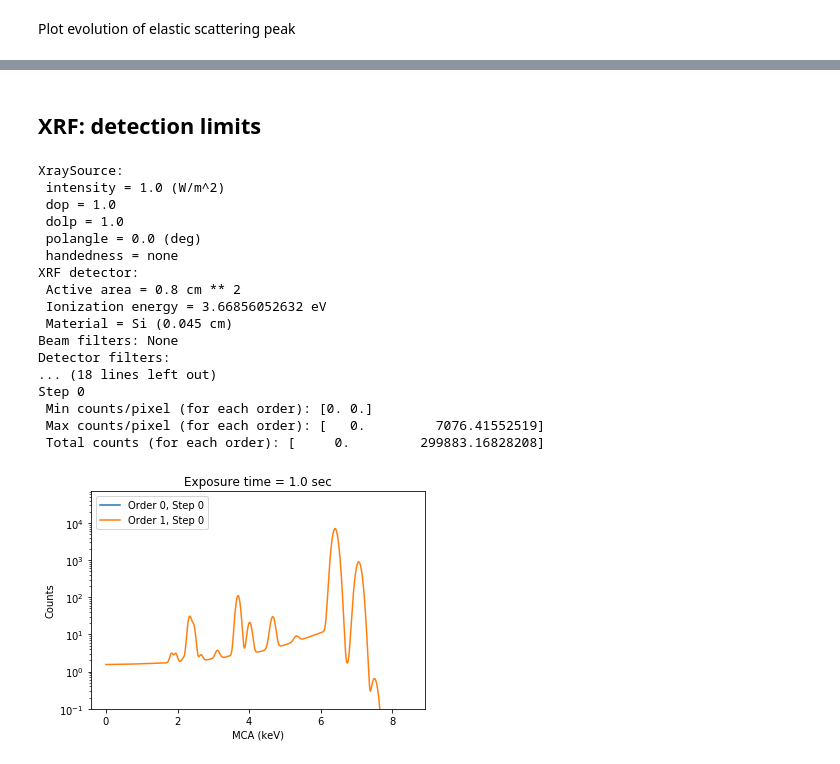
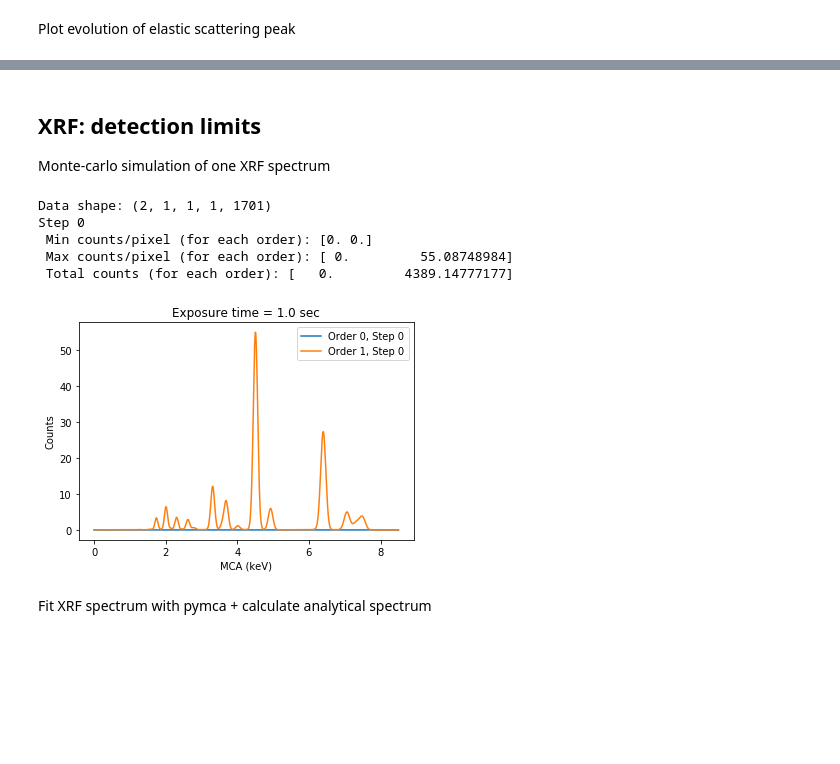
Before and after one commit to woutdenolf/spectrocrunch, a Jupyter notebook: doc/source/tutorials/montecarlo.ipynb, the cells around one changed output, grey strips where cells are left out. Saved outputs shown, nothing was run; the diff lists cells and outputs as text; code cells hidden in the pictures; blank space fills up the shorter version.

```diff
--- a/doc/source/tutorials/montecarlo.ipynb
+++ b/doc/source/tutorials/montecarlo.ipynb
@@ -123,8 +184,6 @@ def world_addsdd(world, angle_start=None, angle_end=None, convoluted=False, mult
 ### Imaging camera
 # %%
 def world_addpco(world, multiplicity=10):
-    global detector, geometry
-    detector, geometry = None, None
     forcedetect = True
     poissonnoise = False
     distance = 5  # cm
@@ -203,8 +286,6 @@ def world_addsample(world, fullfield=False):
 ### Run experiments
 # %%
 from spectrocrunch.io import localfs
-
-experiments = ['xanes', 'imaging', 'scattering', 'xrf']
 
 def run(world, interactions, simulate=True, plot=True, ylog=False):
     path = localfs.Path(world.main.path)
@@ -328,9 +385,17 @@ if 'scattering' in experiments:
     energy = 7.5
     angle_start = 0
     angle_end = 180
-    world_addsource(world, energy=energy)
-    world_addsdd(world, multiplicity=10, angle_start=angle_start,
-           angle_end=angle_end, convoluted=False)
-    world_addsample(world)
+    source, pymcahandle = define_source(energy=energy)
+    geometry = define_xrfgeometry(source=source)
+    pymcahandle.sample = define_sample(geometry)
+    world_addsource(world, pymcahandle)
+    world_addsdd(world, geometry,
+                 multiplicity=10,
+                 angle=angle_start,
+                 convoluted=False)
+    world_addsample(world, pymcahandle.sample)
+    angle_nsteps = 30
+    angle_step = float(angle_end-angle_start)/angle_nsteps
+    world.detector.add_inplane_rotationloop(angle_step, angle_nsteps)
     data, info = run(world, (1, 10000, ), simulate=True,
                      ylog=True, plot=False)
@@ -368,36 +413,42 @@ if 'scattering' in experiments:
 # %% [markdown]
 ## XRF: detection limits
+
+Monte-carlo simulation of one XRF spectrum
 # %%
 if 'xrf' in experiments:
     path = r'/data/id21/tmp/xrmctest/xrf'
     world = XrmcWorldBuilder(path)
-    angle = 90
-    world_addsource(world)
-    world_addsdd(world, multiplicity=10, angle_start=angle,
-           angle_end=angle, convoluted=True)
-    world_addsample(world)
+    samplename = 'cell'
+    measurement = load_xrf(name=samplename)
+    pulseproctime = 0#load_pulseproctime()
+    if measurement:
+        geometry = measurement['geometry']
+        source, pymcahandle = define_source(source=geometry.source, **measurement['source'])
+    else:
+        source, pymcahandle = define_source()
+        geometry = define_xrfgeometry(source=source)
+    pymcahandle.sample = define_sample(geometry, name=samplename)
+    geometry = define_xrfgeometry(source=source)
+    world_addsource(world, pymcahandle)
+    world_addsdd(world, geometry,
+                 pulseproctime=pulseproctime,
+                 multiplicity=10,
+                 convoluted=True)
+    world_addsample(world, pymcahandle.sample)
     data, info = run(world, (1, 10000, ), simulate=True,
-                     ylog=True, plot=True)
-    ax = plt.gca()
-    ax.set_ylim([0.1, data.max()*10])
+                     ylog=False, plot=True)
+    #ax = plt.gca()
+    #ax.set_ylim([0.1, data.max()*10])
+    mc_counts = data[1, 0, 0, 0, :]
+    mc_energy = info['xenergy']
 # %% [output]
-XraySource:
- intensity = 1.0 (W/m^2)
- dop = 1.0
- dolp = 1.0
- polangle = 0.0 (deg)
- handedness = none
-XRF detector:
- Active area = 0.8 cm ** 2
- Ionization energy = 3.66856052632 eV
- Material = Si (0.045 cm)
-Beam filters: None
-Detector filters:
-... (18 lines left out)
+Data shape: (2, 1, 1, 1, 1701)
 Step 0
  Min counts/pixel (for each order): [0. 0.]
- Max counts/pixel (for each order): [   0.         7076.41552519]
- Total counts (for each order): [     0.         299883.16828208]
+ Max counts/pixel (for each order): [ 0.         55.08748984]
+ Total counts (for each order): [   0.         4389.14777177]
-[figure, old version]
+[figure, new version]
+# %% [markdown]
+Fit XRF spectrum with pymca + calculate analytical spectrum
 # %%
 if 'xrf' in experiments:
```
Also changed, not shown: parts of 17 cells of this notebook, 17 other files.
